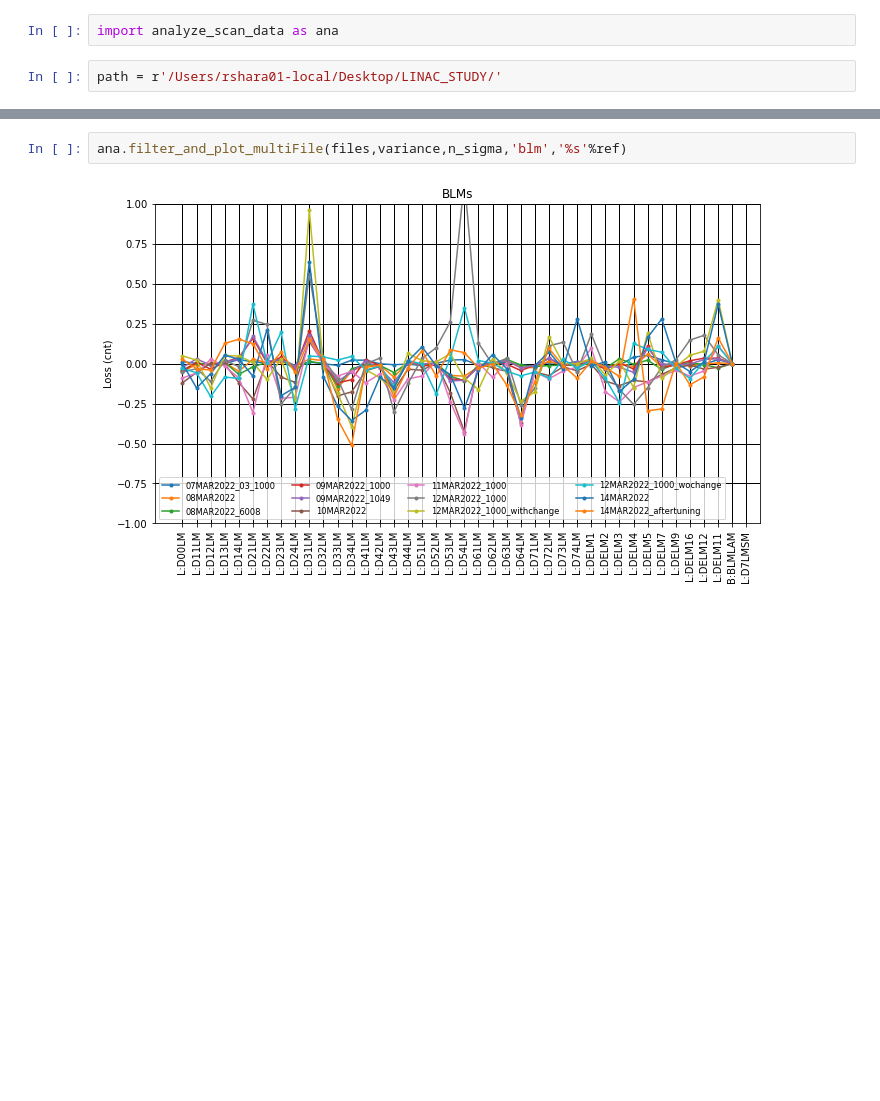
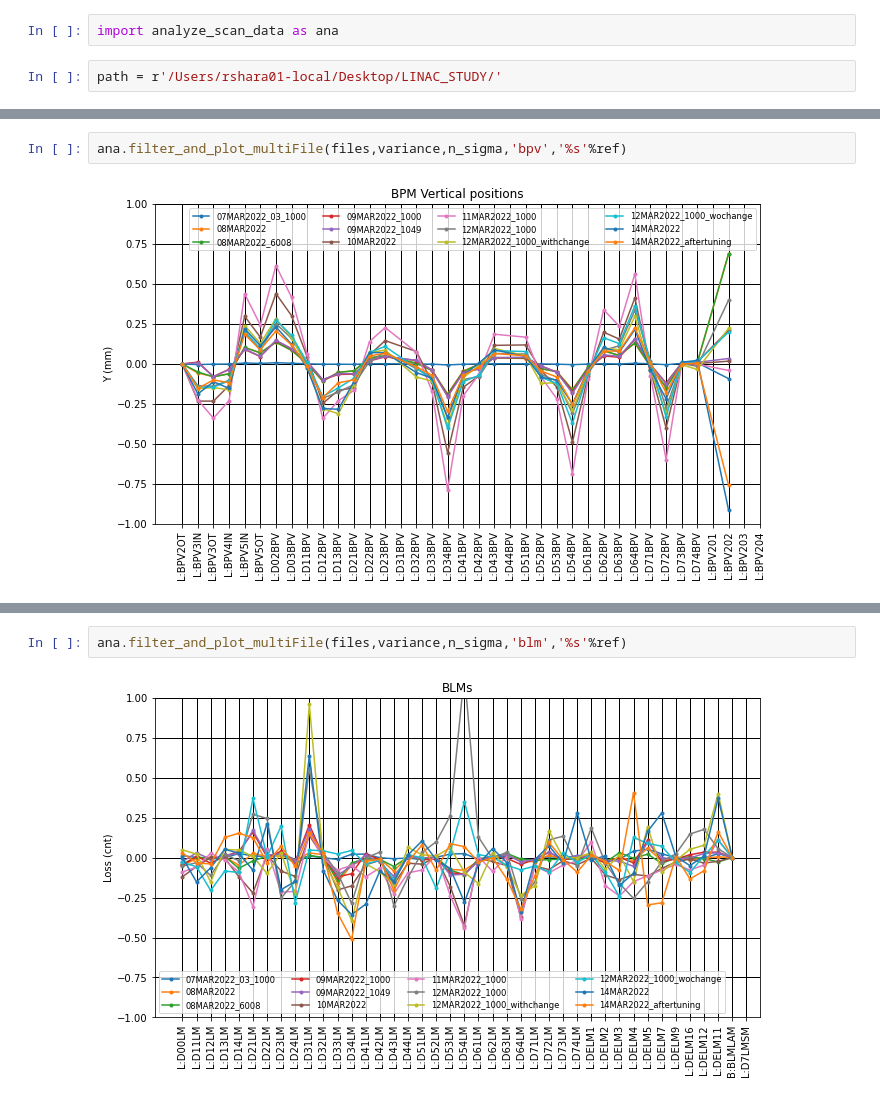
Before and after one commit to milensafaryan/LinacTuning, a Jupyter notebook: macros_python/Analyze.ipynb, the cells around one changed output, grey strips where cells are left out. Cells and saved outputs as stored; diff of their text form; blank space fills up the shorter version.

Commit message:
fixing miltiFile plotting

```diff
--- a/macros_python/Analyze.ipynb
+++ b/macros_python/Analyze.ipynb
@@ -21,0 +26,4 @@ ana.filter_and_plot_multiFile(files,variance,n_sigma,'phase','%s'%ref)
+# %%
+ana.filter_and_plot_multiFile(files,variance,n_sigma,'bpv','%s'%ref)
+# %% [output]
+[figure, added]
```
Also changed, not shown: parts of 7 cells of this notebook, 1 other file.
